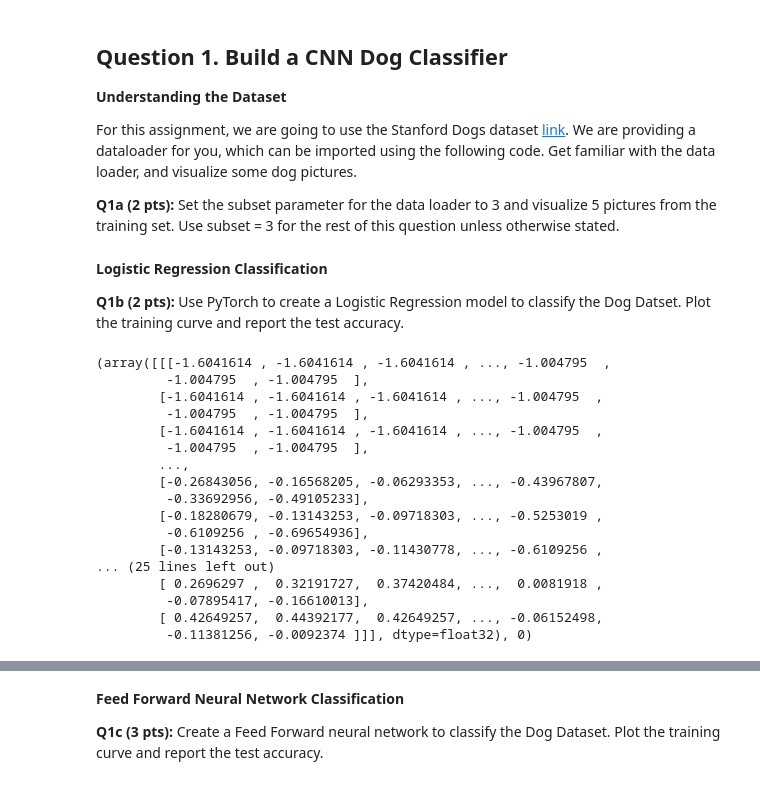
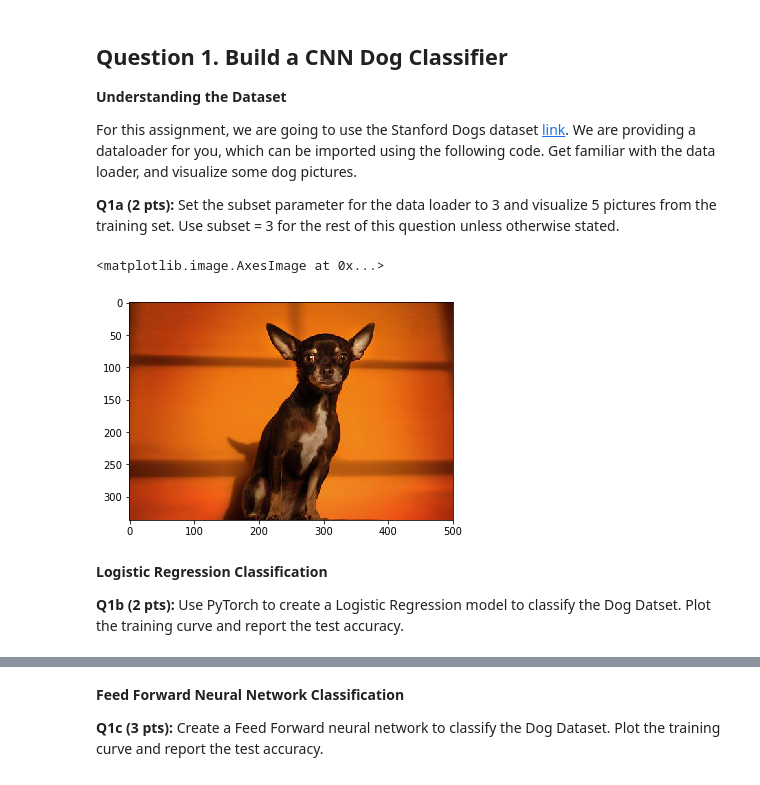
Before and after one commit to ymann/CIS700-Deep-Learning, a Jupyter notebook: HW2.ipynb, the cells around one changed output, grey strips where cells are left out. Saved outputs shown, nothing was run; the diff lists cells and outputs as text; code cells hidden in the pictures.

```diff
--- a/HW2.ipynb
+++ b/HW2.ipynb
@@ -180,26 +180,31 @@ import time, datetime
 # %%
 d = dogs('DATASETS')
 input_size=224
-d.transform= transforms.Compose([
+input_transforms= transforms.Compose([
             transforms.Resize((input_size, input_size)),
             transforms.ToTensor(),
             transforms.Normalize(mean=[0.485, 0.456, 0.406],std=[0.229, 0.224, 0.225])])
-d.subset = 3
+dog_train_dataset = dogs('DATASETS', transform=input_transforms, train=True, subset=3)
+dog_test_dataset = dogs('DATASETS', transform=input_transforms, train=False, subset=3)
+
 train_images = d.load_split()
-# image,index = train_images[0]
-# plt.imshow(mpimg.imread('DATASETS/StanfordDogs/Images/'+image+'.jpg'))
+image,index = train_images[4]
+plt.imshow(mpimg.imread('DATASETS/StanfordDogs/Images/'+image+'.jpg'))
 # image,index = train_images[1]
 # plt.imshow(mpimg.imread('DATASETS/StanfordDogs/Images/'+image+'.jpg'))
-# image,index = train_images[2]
+# image,index = train_images[2]`
 # plt.imshow(mpimg.imread('DATASETS/StanfordDogs/Images/'+image+'.jpg'))
 # image,index = train_images[3]
 # plt.imshow(mpimg.imread('DATASETS/StanfordDogs/Images/'+image+'.jpg'))
 # image,index = train_images[4]
 # plt.imshow(mpimg.imread('DATASETS/StanfordDogs/Images/'+image+'.jpg'))
 # print(mpimg.imread('DATASETS/StanfordDogs/Images/'+image+'.jpg').view(images.size(0), -1))
 # # images.view(images.size(0), -1).to(device), labels.to(device)
-d.train = False
-test_images = d.load_split()
+# d.train = False
+# test_images = d.load_split()
+# %% [output]
+<matplotlib.image.AxesImage at 0x...>
+[figure, added]
 # %% [markdown]
 **Logistic Regression Classification**
 
@@ -245,26 +251,6 @@ test_loader = torch.utils.data.DataLoader(dataset=test_images,
                                           batch_size=batch_size,
                                           shuffle=True)
 iter_per_epoch = len(train_loader)
-# %%
-print(train_images[0])
-# %% [output]
-(array([[[-1.6041614 , -1.6041614 , -1.6041614 , ..., -1.004795  ,
-         -1.004795  , -1.004795  ],
-        [-1.6041614 , -1.6041614 , -1.6041614 , ..., -1.004795  ,
-         -1.004795  , -1.004795  ],
-        [-1.6041614 , -1.6041614 , -1.6041614 , ..., -1.004795  ,
-         -1.004795  , -1.004795  ],
-        ...,
-        [-0.26843056, -0.16568205, -0.06293353, ..., -0.43967807,
-         -0.33692956, -0.49105233],
-        [-0.18280679, -0.13143253, -0.09718303, ..., -0.5253019 ,
-         -0.6109256 , -0.69654936],
-        [-0.13143253, -0.09718303, -0.11430778, ..., -0.6109256 ,
-... (25 lines left out)
-        [ 0.2696297 ,  0.32191727,  0.37420484, ...,  0.0081918 ,
-         -0.07895417, -0.16610013],
-        [ 0.42649257,  0.44392177,  0.42649257, ..., -0.06152498,
-         -0.11381256, -0.0092374 ]]], dtype=float32), 0)
 # %%
 def train_model(model, input_size):
   now = time.mktime(datetime.datetime.now().timetuple())
```
Also changed, not shown: parts of 35 cells of this notebook.
